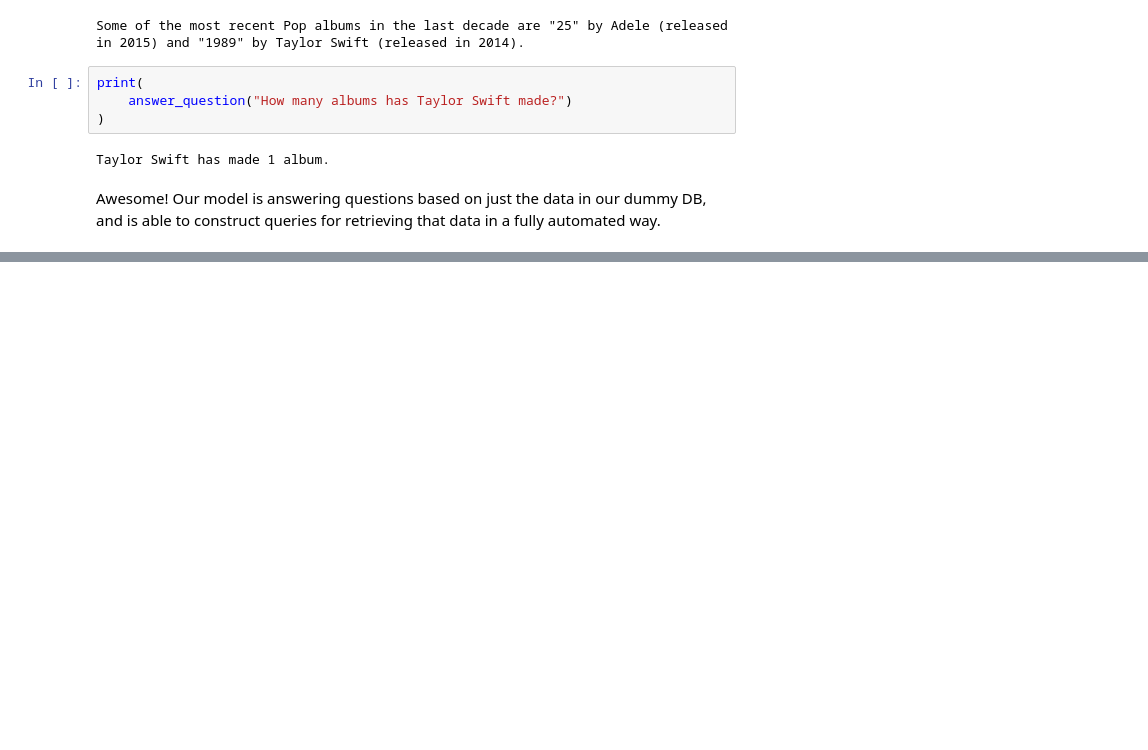
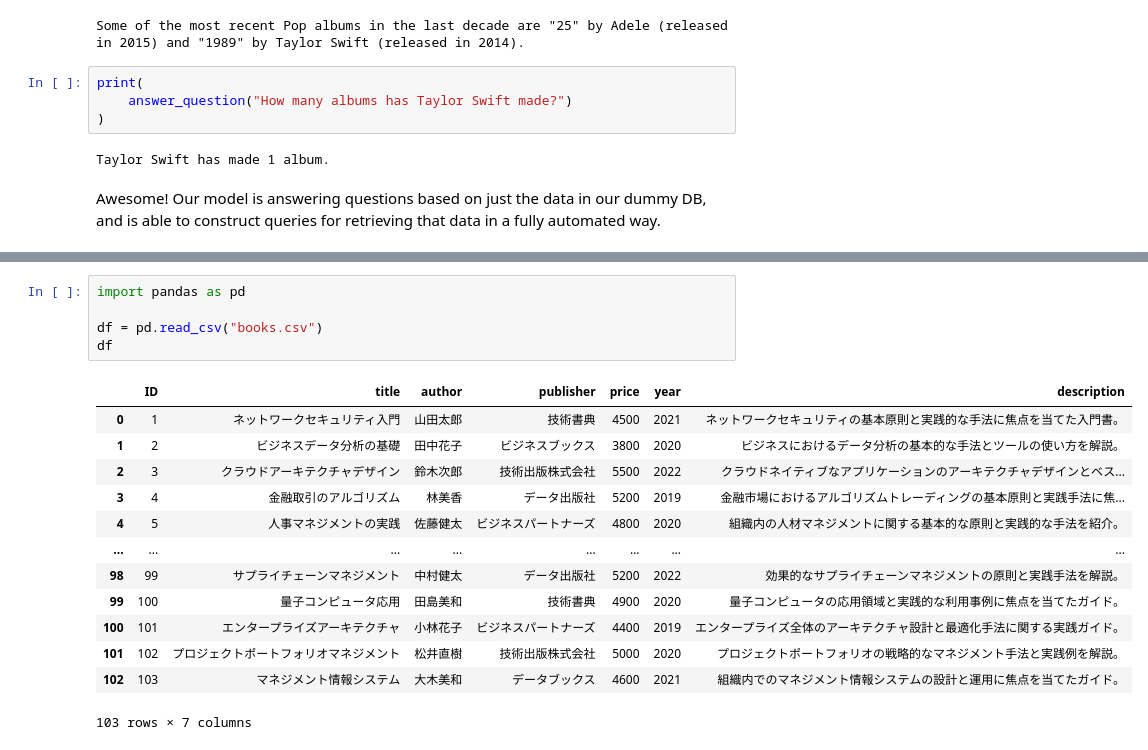
Before and after one commit to YoshiyukiKono/gen_ai-sandbox, a Jupyter notebook: Query_CQL_with_ChatGPT_Jpn.ipynb, the cells around one changed output, grey strips where cells are left out. Cells and saved outputs as stored; diff of their text form; blank space fills up the shorter version.

```diff
--- a/Query_CQL_with_ChatGPT_Jpn.ipynb
+++ b/Query_CQL_with_ChatGPT_Jpn.ipynb
@@ -501,0 +625,19 @@ Awesome! Our model is answering questions based on just the data in our dummy DB
+# %%
+import pandas as pd
+
+df = pd.read_csv("books.csv")
+df
+# %% [output]
+|  | ID | title | author | publisher | price | year | description |
+| 0 | 1 | ネットワークセキュリティ入門 | 山田太郎 | 技術書典 | 4500 | 2021 | ネットワークセキュリティの基本原則と実践的な手法に焦点を当てた入門書。 |
+| 1 | 2 | ビジネスデータ分析の基礎 | 田中花子 | ビジネスブックス | 3800 | 2020 | ビジネスにおけるデータ分析の基本的な手法とツールの使い方を解説。 |
+| 2 | 3 | クラウドアーキテクチャデザイン | 鈴木次郎 | 技術出版株式会社 | 5500 | 2022 | クラウドネイティブなアプリケーションのアーキテクチャデザインとベス... |
+| 3 | 4 | 金融取引のアルゴリズム | 林美香 | データ出版社 | 5200 | 2019 | 金融市場におけるアルゴリズムトレーディングの基本原則と実践手法に焦... |
+| 4 | 5 | 人事マネジメントの実践 | 佐藤健太 | ビジネスパートナーズ | 4800 | 2020 | 組織内の人材マネジメントに関する基本的な原則と実践的な手法を紹介。 |
+| ... | ... | ... | ... | ... | ... | ... | ... |
+| 98 | 99 | サプライチェーンマネジメント | 中村健太 | データ出版社 | 5200 | 2022 | 効果的なサプライチェーンマネジメントの原則と実践手法を解説。 |
+| 99 | 100 | 量子コンピュータ応用 | 田島美和 | 技術書典 | 4900 | 2020 | 量子コンピュータの応用領域と実践的な利用事例に焦点を当てたガイド。 |
+| 100 | 101 | エンタープライズアーキテクチャ | 小林花子 | ビジネスパートナーズ | 4400 | 2019 | エンタープライズ全体のアーキテクチャ設計と最適化手法に関する実践ガイド。 |
+| 101 | 102 | プロジェクトポートフォリオマネジメント | 松井直樹 | 技術出版株式会社 | 5000 | 2020 | プロジェクトポートフォリオの戦略的なマネジメント手法と実践例を解説。 |
+| 102 | 103 | マネジメント情報システム | 大木美和 | データブックス | 4600 | 2021 | 組織内でのマネジメント情報システムの設計と運用に焦点を当てたガイド。 |
+103 rows × 7 columns
```
Also changed, not shown: parts of 3 cells of this notebook.
